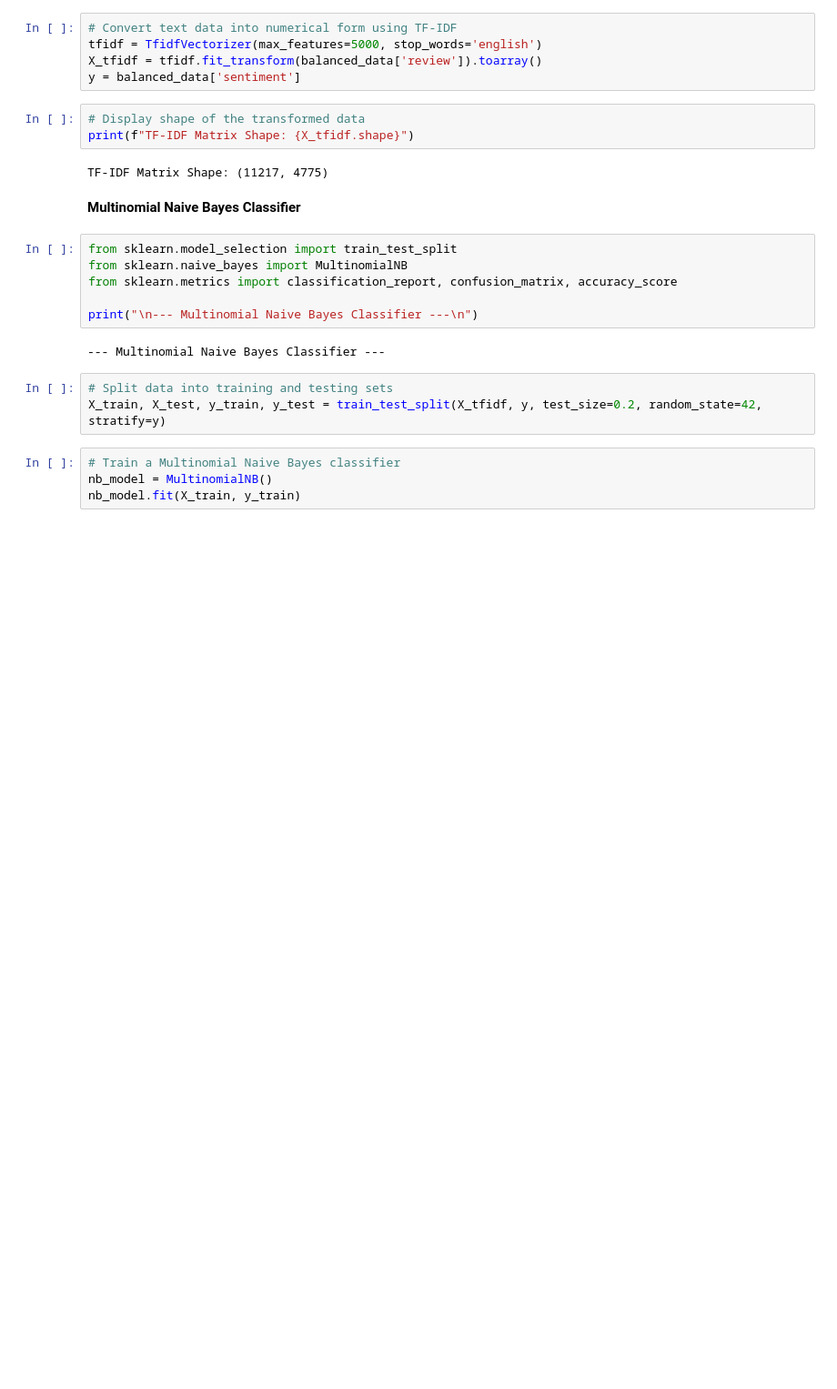
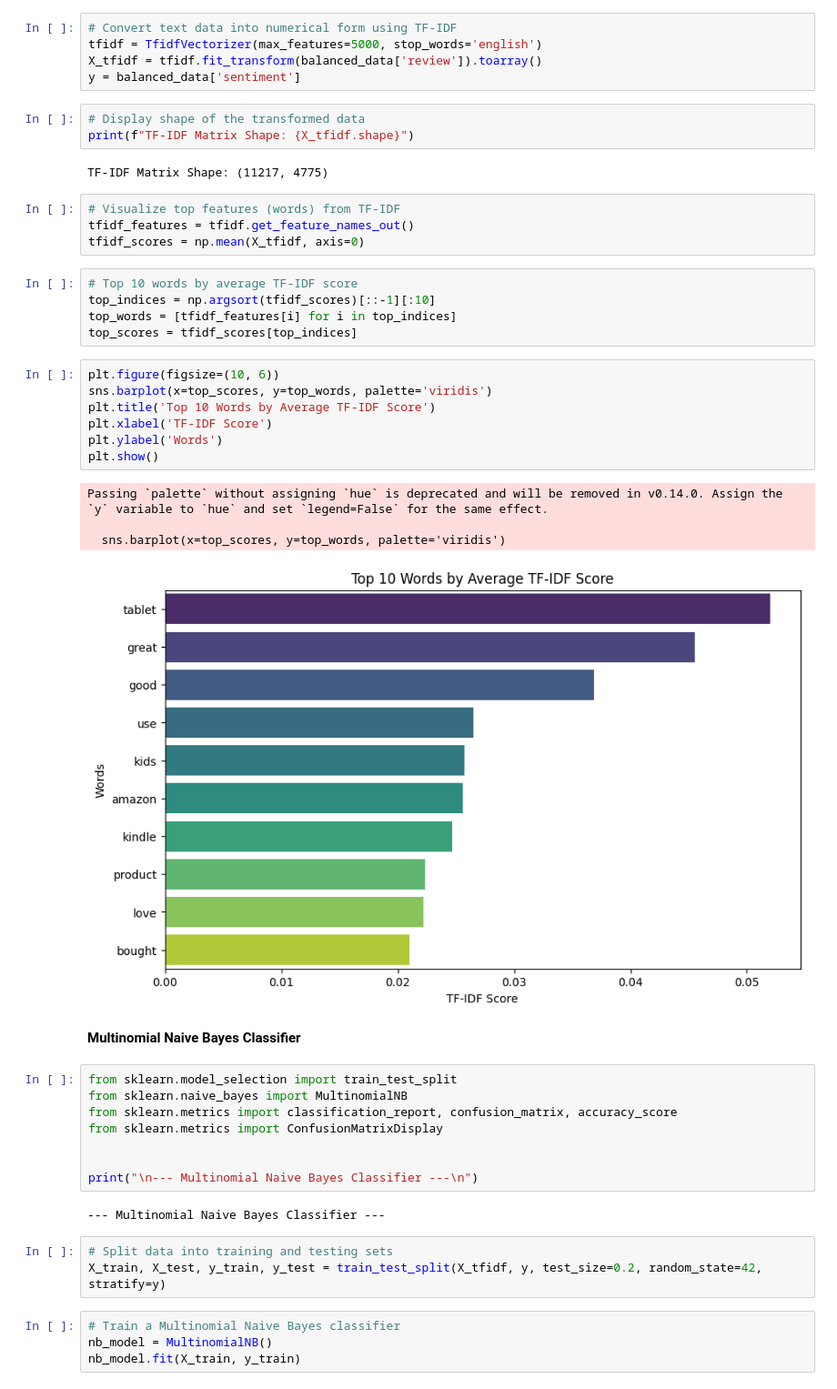
Before and after one commit to sapna-90/Sentiment_Analysis, a Jupyter notebook: Sentiment_Analysis.ipynb, the cells around one changed output. Shown at 91% size. Drawn from its saved outputs; the diff is of its cells as text; blank space fills up the shorter version.

```diff
--- a/Sentiment_Analysis.ipynb
+++ b/Sentiment_Analysis.ipynb
@@ -166,12 +203,35 @@ y = balanced_data['sentiment']
 print(f"TF-IDF Matrix Shape: {X_tfidf.shape}")
 # %% [output]
 TF-IDF Matrix Shape: (11217, 4775)
+# %%
+# Visualize top features (words) from TF-IDF
+tfidf_features = tfidf.get_feature_names_out()
+tfidf_scores = np.mean(X_tfidf, axis=0)
+# %%
+# Top 10 words by average TF-IDF score
+top_indices = np.argsort(tfidf_scores)[::-1][:10]
+top_words = [tfidf_features[i] for i in top_indices]
+top_scores = tfidf_scores[top_indices]
+# %%
+plt.figure(figsize=(10, 6))
+sns.barplot(x=top_scores, y=top_words, palette='viridis')
+plt.title('Top 10 Words by Average TF-IDF Score')
+plt.xlabel('TF-IDF Score')
+plt.ylabel('Words')
+plt.show()
+# %% [output]
+Passing `palette` without assigning `hue` is deprecated and will be removed in v0.14.0. Assign the `y` variable to `hue` and set `legend=False` for the same effect.
+
+  sns.barplot(x=top_scores, y=top_words, palette='viridis')
+[figure, added]
 # %% [markdown]
 **Multinomial Naive Bayes Classifier**
 # %%
 from sklearn.model_selection import train_test_split
 from sklearn.naive_bayes import MultinomialNB
 from sklearn.metrics import classification_report, confusion_matrix, accuracy_score
+from sklearn.metrics import ConfusionMatrixDisplay
+
 
 print("\n--- Multinomial Naive Bayes Classifier ---\n")
 # %% [output]
```
Also changed, not shown: parts of 12 cells of this notebook.
